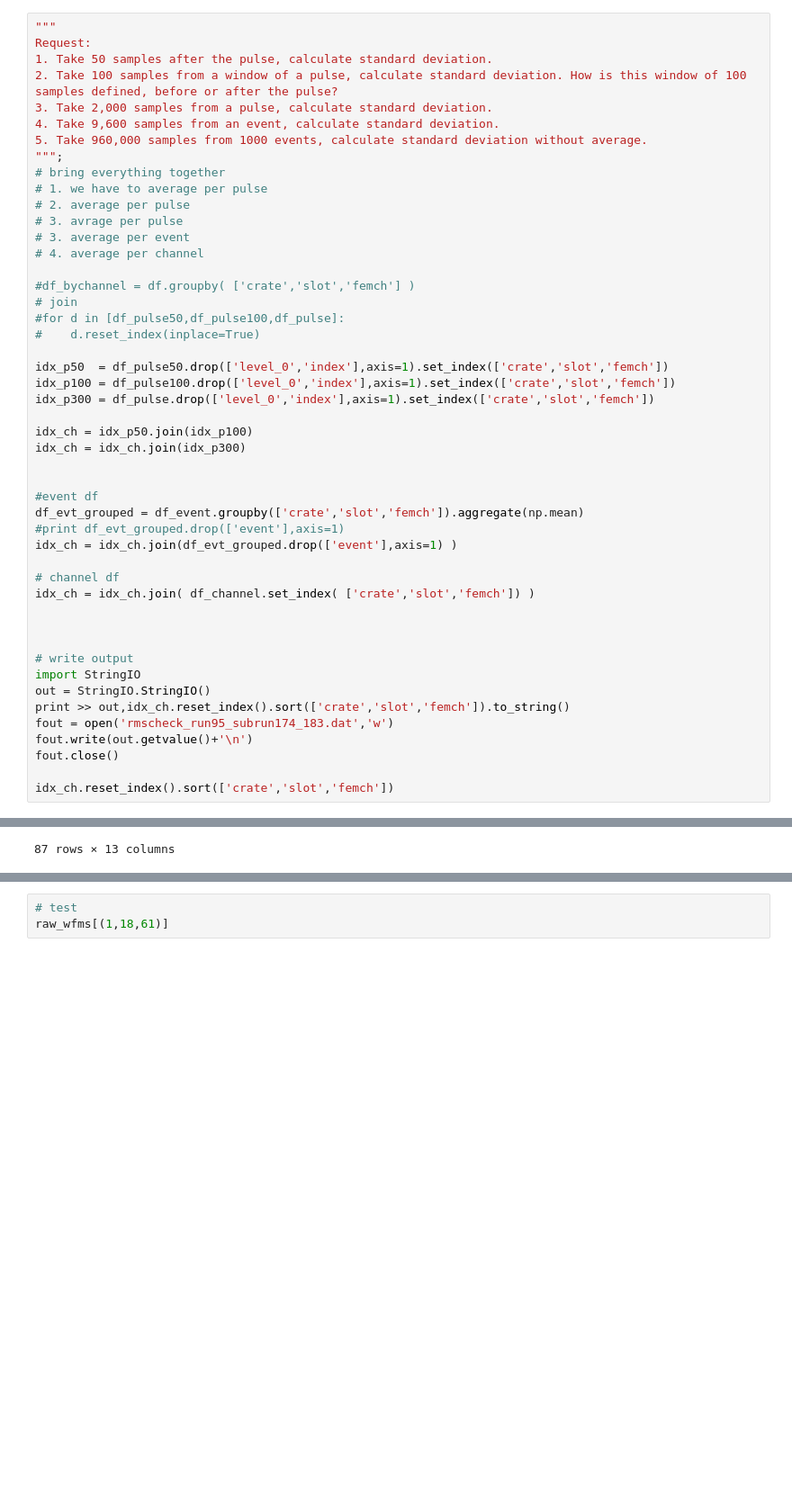
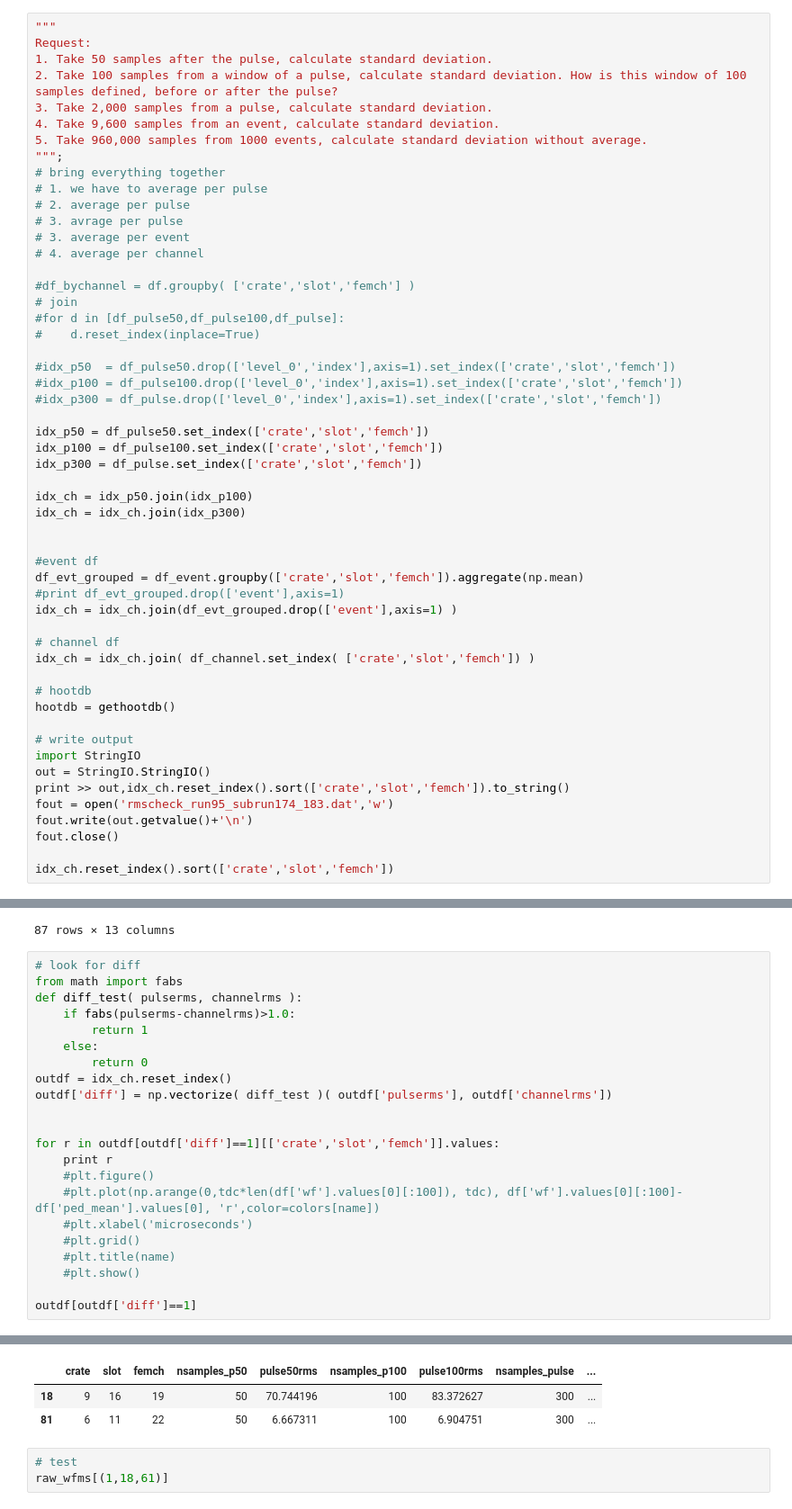
Before and after one commit to twongjirad/showstopper, a Jupyter notebook: run95_data2_noise_calc.ipynb, the cells around one changed output, grey strips where cells are left out. Shown: that part at 90% size. Saved outputs shown, nothing was run; the diff lists cells and outputs as text; blank space fills up the shorter version.

```diff
--- a/run95_data2_noise_calc.ipynb
+++ b/run95_data2_noise_calc.ipynb
@@ -289,9 +290,13 @@ Request:
 #for d in [df_pulse50,df_pulse100,df_pulse]:
 #    d.reset_index(inplace=True)
 
-idx_p50  = df_pulse50.drop(['level_0','index'],axis=1).set_index(['crate','slot','femch'])
-idx_p100 = df_pulse100.drop(['level_0','index'],axis=1).set_index(['crate','slot','femch'])
-idx_p300 = df_pulse.drop(['level_0','index'],axis=1).set_index(['crate','slot','femch'])
+#idx_p50  = df_pulse50.drop(['level_0','index'],axis=1).set_index(['crate','slot','femch'])
+#idx_p100 = df_pulse100.drop(['level_0','index'],axis=1).set_index(['crate','slot','femch'])
+#idx_p300 = df_pulse.drop(['level_0','index'],axis=1).set_index(['crate','slot','femch'])
+
+idx_p50 = df_pulse50.set_index(['crate','slot','femch'])
+idx_p100 = df_pulse100.set_index(['crate','slot','femch'])
+idx_p300 = df_pulse.set_index(['crate','slot','femch'])
 
 idx_ch = idx_p50.join(idx_p100)
 idx_ch = idx_ch.join(idx_p300)
@@ -305,7 +310,8 @@ idx_ch = idx_ch.join(df_evt_grouped.drop(['event'],axis=1) )
 # channel df
 idx_ch = idx_ch.join( df_channel.set_index( ['crate','slot','femch']) )
 
-
+# hootdb
+hootdb = gethootdb()
 
 # write output
 import StringIO
@@ -335,3 +341,26 @@ idx_ch.reset_index().sort(['crate','slot','femch'])
 | 9 | 9 | 16 | 28 | 50 | 72.338941 | 100 | 72.801866 | 300 | ... |
 | 7 | 9 | 16 | 30 | 50 | 73.831479 | 100 | 74.685479 | 300 | ... |
 87 rows × 13 columns
+# %%
+# look for diff
+from math import fabs
+def diff_test( pulserms, channelrms ):
+    if fabs(pulserms-channelrms)>1.0:
+        return 1
+    else:
+        return 0
+outdf = idx_ch.reset_index()
+outdf['diff'] = np.vectorize( diff_test )( outdf['pulserms'], outdf['channelrms'])
+
+
+for r in outdf[outdf['diff']==1][['crate','slot','femch']].values:
+    print r
+    #plt.figure()
+    #plt.plot(np.arange(0,tdc*len(df['wf'].values[0][:100]), tdc), df['wf'].values[0][:100]-df['ped_mean'].values[0], 'r',color=colors[name])
+    #plt.xlabel('microseconds')
+    #plt.grid()
+    #plt.title(name)
+    #plt.show()
+
+outdf[outdf['diff']==1]
+# %% [output]
@@ -338,3 +369,6 @@ idx_ch.reset_index().sort(['crate','slot','femch'])
+|  | crate | slot | femch | nsamples_p50 | pulse50rms | nsamples_p100 | pulse100rms | nsamples_pulse | ... |
+| 18 | 9 | 16 | 19 | 50 | 70.744196 | 100 | 83.372627 | 300 | ... |
+| 81 | 6 | 11 | 22 | 50 | 6.667311 | 100 | 6.904751 | 300 | ... |
 # %%
 # test
 raw_wfms[(1,18,61)]
```
Also changed, not shown: parts of 2 cells of this notebook, 1 other file.
